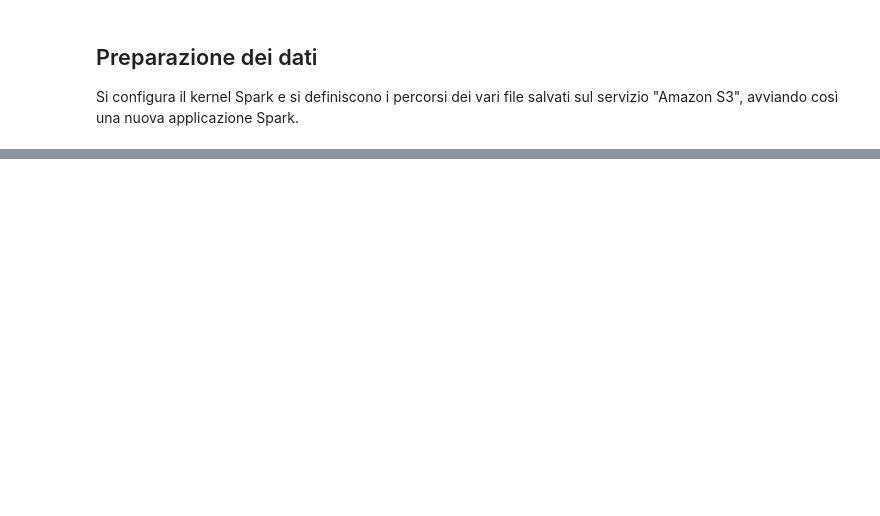
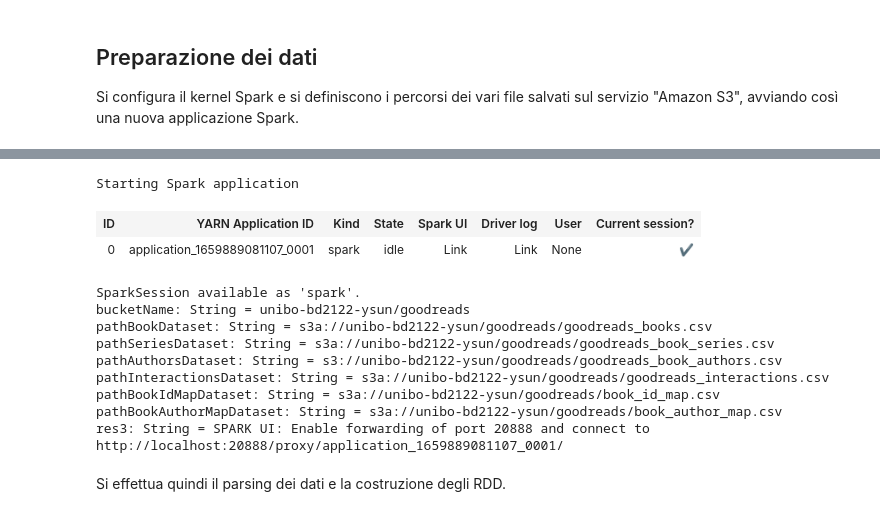
Before and after one commit to yuqi-sun/bd-goodreads, a Jupyter notebook: project.ipynb, the cells around one changed output, grey strips where cells are left out. Saved outputs shown, nothing was run; the diff lists cells and outputs as text; code cells hidden in the pictures; blank space fills up the shorter version.

```diff
--- a/project.ipynb
+++ b/project.ipynb
@@ -89,11 +89,12 @@ Si configura il kernel Spark e si definiscono i percorsi dei vari file salvati s
 # %%
-val bucketName = "unibo-bd2122-ysun/goodread"
+val bucketName = "unibo-bd2122-ysun/goodreads"
 
 val pathBookDataset = s"s3a://$bucketName/goodreads_books.csv"
 val pathSeriesDataset = s"s3a://$bucketName/goodreads_book_series.csv"
-val pathAuthorsDataset = s"s3a://$bucketName/goodreads_book_authors.csv"
+val pathAuthorsDataset = s"s3://$bucketName/goodreads_book_authors.csv"
 val pathInteractionsDataset = s"s3a://$bucketName/goodreads_interactions.csv"
 val pathBookIdMapDataset = s"s3a://$bucketName/book_id_map.csv"
 val pathBookAuthorMapDataset = s"s3a://$bucketName/book_author_map.csv"
 
 "SPARK UI: Enable forwarding of port 20888 and connect to http://localhost:20888/proxy/" + sc.applicationId + "/"
+# %% [output]
@@ -99,0 +102,14 @@ val pathBookAuthorMapDataset = s"s3a://$bucketName/book_author_map.csv"
+Starting Spark application
+| ID | YARN Application ID | Kind | State | Spark UI | Driver log | User | Current session? |
+| 0 | application_1659889081107_0001 | spark | idle | Link | Link | None | ✔ |
+SparkSession available as 'spark'.
+bucketName: String = unibo-bd2122-ysun/goodreads
+pathBookDataset: String = s3a://unibo-bd2122-ysun/goodreads/goodreads_books.csv
+pathSeriesDataset: String = s3a://unibo-bd2122-ysun/goodreads/goodreads_book_series.csv
+pathAuthorsDataset: String = s3://unibo-bd2122-ysun/goodreads/goodreads_book_authors.csv
+pathInteractionsDataset: String = s3a://unibo-bd2122-ysun/goodreads/goodreads_interactions.csv
+pathBookIdMapDataset: String = s3a://unibo-bd2122-ysun/goodreads/book_id_map.csv
+pathBookAuthorMapDataset: String = s3a://unibo-bd2122-ysun/goodreads/book_author_map.csv
+res3: String = SPARK UI: Enable forwarding of port 20888 and connect to http://localhost:20888/proxy/application_1659889081107_0001/
+# %% [markdown]
+Si effettua quindi il parsing dei dati e la costruzione degli RDD.
```
Also changed, not shown: parts of 131 cells of this notebook, 15 other files.
